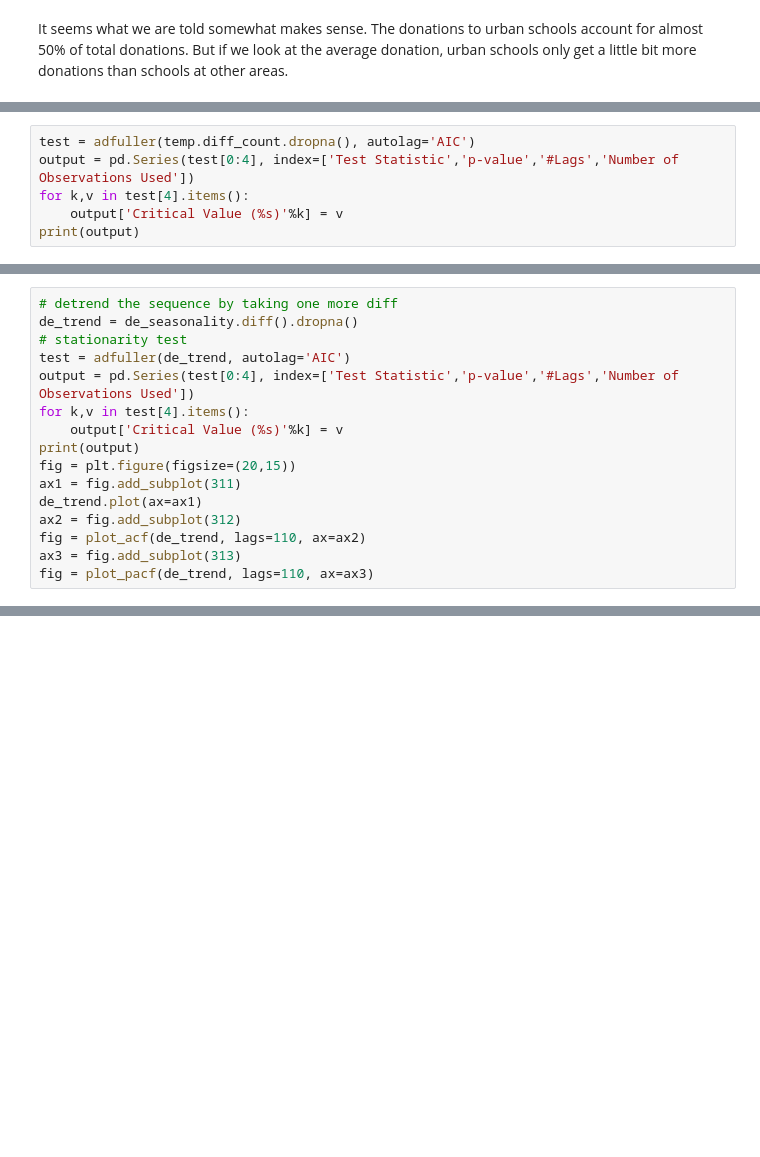
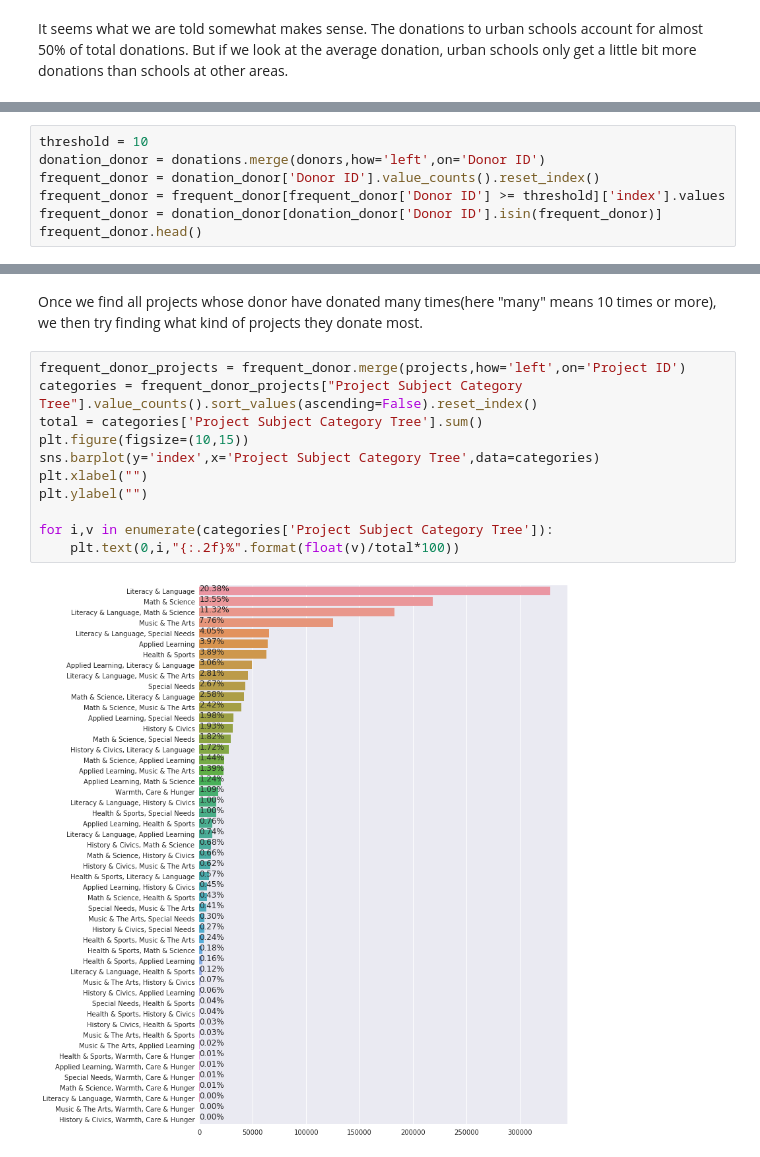
Before and after one commit to nrgdoublex/EDA_DonorsChoose, a Jupyter notebook: EDA.ipynb, the cells around one changed output, grey strips where cells are left out. Drawn from its saved outputs; the diff is of its cells as text; blank space fills up the shorter version.

```diff
--- a/EDA.ipynb
+++ b/EDA.ipynb
@@ -1354,6 +1129,0 @@ The difference now looks like a random series, that is, every point is drawn fro
-# %%
-test = adfuller(temp.diff_count.dropna(), autolag='AIC')
-output = pd.Series(test[0:4], index=['Test Statistic','p-value','#Lags','Number of Observations Used'])
-for k,v in test[4].items():
-    output['Critical Value (%s)'%k] = v
-print(output)
@@ -1551,16 +1129,0 @@ Although the test statistic is smaller than critival value (1%), but not so much
-# %%
-# detrend the sequence by taking one more diff
-de_trend = de_seasonality.diff().dropna()
-# stationarity test
-test = adfuller(de_trend, autolag='AIC')
-output = pd.Series(test[0:4], index=['Test Statistic','p-value','#Lags','Number of Observations Used'])
-for k,v in test[4].items():
-    output['Critical Value (%s)'%k] = v
-print(output)
-fig = plt.figure(figsize=(20,15))
-ax1 = fig.add_subplot(311)
-de_trend.plot(ax=ax1)
-ax2 = fig.add_subplot(312)
-fig = plot_acf(de_trend, lags=110, ax=ax2)
-ax3 = fig.add_subplot(313)
-fig = plot_pacf(de_trend, lags=110, ax=ax3)
@@ -1654,0 +1209,7 @@ plt.plot([None]*(len(y)-test_size) + [x[0] for x in prediction],color='red')
+# %%
+threshold = 10
+donation_donor = donations.merge(donors,how='left',on='Donor ID')
+frequent_donor = donation_donor['Donor ID'].value_counts().reset_index()
+frequent_donor = frequent_donor[frequent_donor['Donor ID'] >= threshold]['index'].values
+frequent_donor = donation_donor[donation_donor['Donor ID'].isin(frequent_donor)]
+frequent_donor.head()
@@ -1654,0 +1223,15 @@ plt.plot([None]*(len(y)-test_size) + [x[0] for x in prediction],color='red')
+# %% [markdown]
+Once we find all projects whose donor have donated many times(here "many" means 10 times or more), we then try finding what kind of projects they donate most.
+# %%
+frequent_donor_projects = frequent_donor.merge(projects,how='left',on='Project ID')
+categories = frequent_donor_projects["Project Subject Category Tree"].value_counts().sort_values(ascending=False).reset_index()
+total = categories['Project Subject Category Tree'].sum()
+plt.figure(figsize=(10,15))
+sns.barplot(y='index',x='Project Subject Category Tree',data=categories)
+plt.xlabel("")
+plt.ylabel("")
+
+for i,v in enumerate(categories['Project Subject Category Tree']):
+    plt.text(0,i,"{:.2f}%".format(float(v)/total*100))
+# %% [output]
+[figure, added]
```
Also changed, not shown: parts of 94 cells of this notebook, 1 other file.
